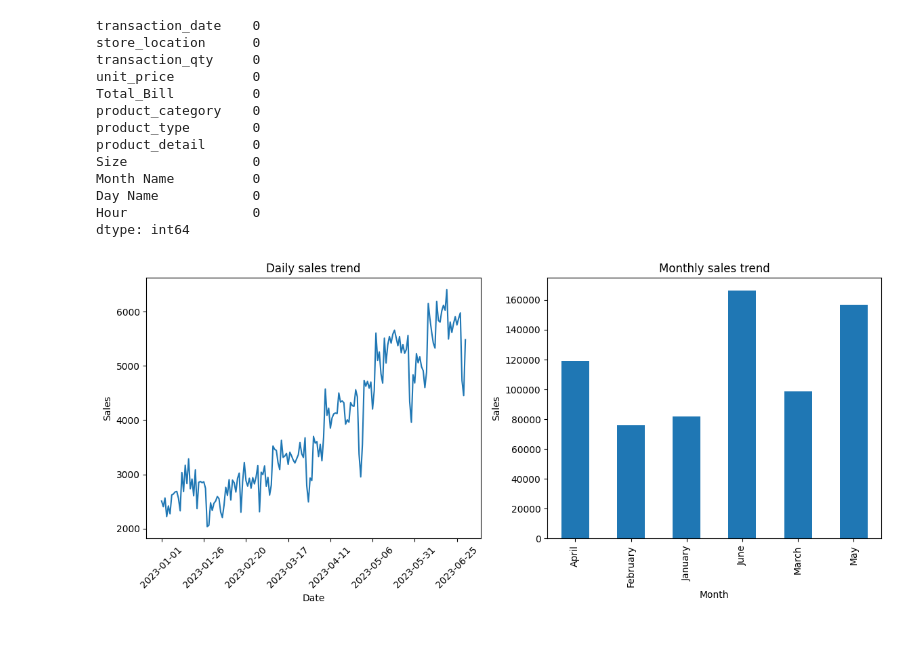
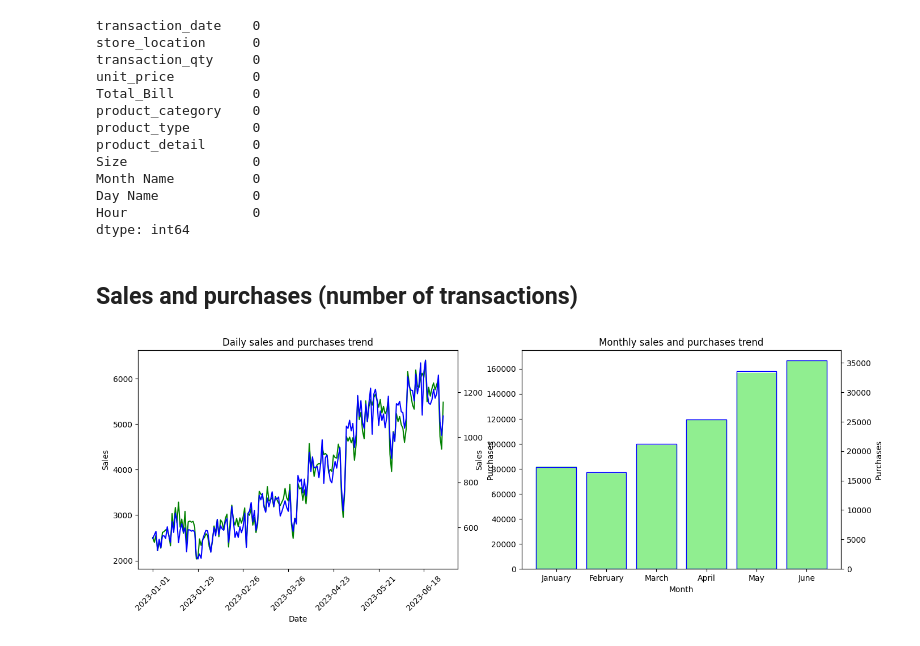
Before and after one commit to mlcuadra1/Coffee-Shop-EDA, a Jupyter notebook: notebooks/eda.ipynb, the cells around one changed output. Drawn from its saved outputs; the diff is of its cells as text; code cells hidden in the pictures.

Commit message:
Product trends EDA

```diff
--- a/notebooks/eda.ipynb
+++ b/notebooks/eda.ipynb
@@ -64,27 +64,42 @@ Month Name          0
 Day Name            0
 Hour                0
 dtype: int64
-# %%
-daily_sales = data.groupby('transaction_date')['Total_Bill'].sum()
-daily_purchase = data.groupby(data['transaction_date']).size()
-
-monthly_sales = data.groupby('Month Name')['Total_Bill'].sum()
-monthly_purchase = data.groupby(data['Month Name']).size()
-
-# Plotting the trends
-plt.figure(figsize=(14, 5))
-
-plt.subplot(1, 2, 1)
-daily_sales.plot(xlabel='Date', ylabel='Sales', title='Daily sales trend', rot=45)
-
-
-
-
-plt.subplot(1, 2, 2)
-monthly_sales.plot(kind='bar', xlabel='Month', title='Monthly sales trend', ylabel='Sales')
-
-
-
-plt.show()
-# %% [output]
-[figure, removed]
+# %% [markdown]
+## Sales and purchases (number of transactions)
+# %%
+daily_sales = data.groupby('transaction_date')['Total_Bill'].sum()
+daily_purchase = data.groupby(data['transaction_date']).size()
+
+monthly_sales = data.groupby('Month Name')['Total_Bill'].sum()
+monthly_sales = monthly_sales.reindex(index=['January', 'February', 'March', 'April', 'May', 'June'])
+monthly_purchase = data.groupby(data['Month Name']).size()
+monthly_purchase = monthly_purchase.reindex(index=['January', 'February', 'March', 'April', 'May', 'June'])
+
+# Plotting the trends
+
+fig, (ax0, ax2) = plt.subplots(1, 2, figsize=(16,5))
+ax1 = ax0.twinx()
+ax0.plot(daily_sales.index.values, daily_sales, color='green')
+ax1.plot(daily_purchase.index.values, daily_purchase, color='blue')
+
+# Formatting x-axis labels for daily data
+ax0.set_xticks(ax0.get_xticks()[::28])  # Show only every 7th label (weekly)
+ax0.xaxis.set_tick_params(rotation=45)  # Rotate and adjust size for readability
+ax0.set_xlabel('Date')
+ax0.set_ylabel('Sales')
+ax1.set_ylabel('Purchases')
+ax0.set_title('Daily sales and purchases trend')
+
+ax3 = ax2.twinx()
+ax2.bar(monthly_sales.index.values, monthly_sales, color='lightgreen', edgecolor='lightgreen')
+ax3.bar(monthly_purchase.index.values, monthly_purchase, color='none', edgecolor='blue')
+
+ax2.set_xlabel('Month')
+ax2.set_ylabel('Sales')
+ax3.set_ylabel('Purchases')
+ax2.set_title('Monthly sales and purchases trend')
+
+plt.title
+plt.show()
+# %% [output]
+[figure, added]
```
Also changed, not shown: parts of 4 cells of this notebook.
